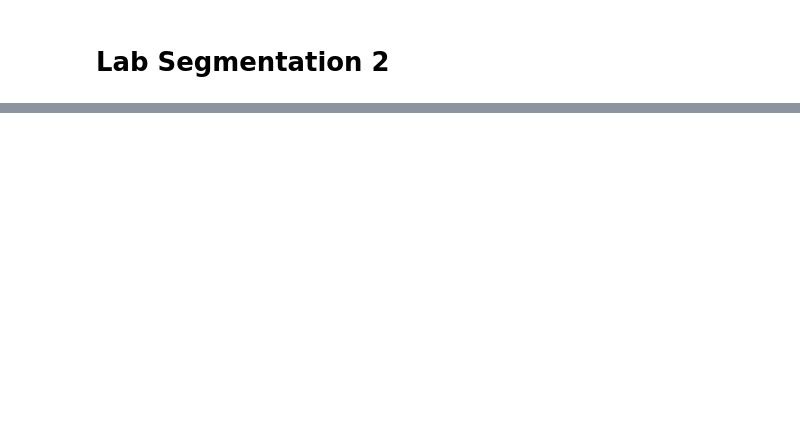
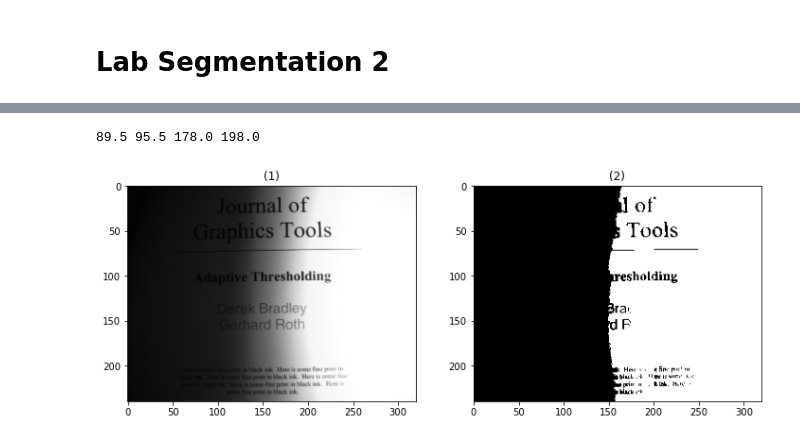
Before and after one commit to aashrafh/CMP362, a Jupyter notebook: Lab8_Segmentation2/Lab_Seg2_STD.ipynb, the cells around one changed output, grey strips where cells are left out. Drawn from its saved outputs; the diff is of its cells as text; code cells hidden in the pictures; blank space fills up the shorter version.

```diff
--- a/Lab8_Segmentation2/Lab_Seg2_STD.ipynb
+++ b/Lab8_Segmentation2/Lab_Seg2_STD.ipynb
@@ -87,0 +87,30 @@ show_images([bin_book1, bin_book, bin_cameraman, bin_cufe])
+# %%
+N, M = book.shape
+N = 200
+M = 400
+first_q = book[0:N//2, 0:M//2]
+second_q = book[N//2:, 0:M//2]
+third_q = book[0:N//2, M//2:]
+fourth_q = book[N//2:, M//2:]
+
+first = global_thresh(first_q)
+second = global_thresh(second_q)
+third = global_thresh(third_q)
+fourth = global_thresh(fourth_q)
+print(first, second, third, fourth)
+
+first_q = 1.0 * (first_q > first)
+second_q = 1.0 * (second_q > second)
+third_q = 1.0 * (third_q > third)
+fourth_q = 1.0 * (fourth_q > fourth)
+
+img = np.copy(book)
+img[0:N//2, 0:M//2] = first_q
+img[N//2:, 0:M//2] = second_q
+img[0:N//2, M//2:] = third_q
+img[N//2:, M//2:] = fourth_q
+
+show_images([book, img])
+# %% [output]
+89.5 95.5 178.0 198.0
+[figure, added]
```
Also changed, not shown: parts of 1 cell of this notebook.
